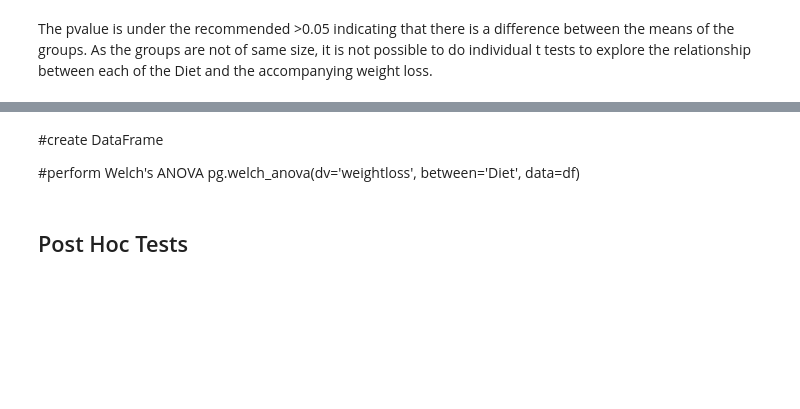
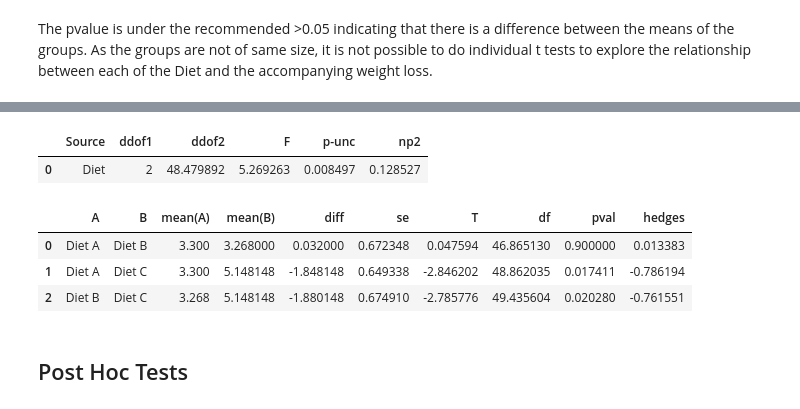
Before and after one commit to martinaobrien/machine-learning-and-statistics-assessment, a Jupyter notebook: Scipy-Stats-Jupyter-Notebook.ipynb, the cells around one changed output, grey strips where cells are left out. Cells and saved outputs as stored; diff of their text form; code cells hidden in the pictures; blank space fills up the shorter version.

```diff
--- a/Scipy-Stats-Jupyter-Notebook.ipynb
+++ b/Scipy-Stats-Jupyter-Notebook.ipynb
@@ -375,24 +602,26 @@ pip install Pingouin
 # %%
 import pingouin as pg
 import pandas as pd
 import numpy as np
-
+dv = dependent
 #create DataFrame
-df = pd.DataFrame({'score': [64, 66, 68, 75, 78, 94, 98, 79, 71, 80,
-                             91, 92, 93, 90, 97, 94, 82, 88, 95, 96,
-                             79, 78, 88, 94, 92, 85, 83, 85, 82, 81],
-                   'group': np.repeat(['a', 'b', 'c'], repeats=10)})
+#df = pd.DataFrame({'score': [64, 66, 68, 75, 78, 94, 98, 79, 71, 80,
+                             #91, 92, 93, 90, 97, 94, 82, 88, 95, 96,
+                             #79, 78, 88, 94, 92, 85, 83, 85, 82, 81],
+                   #'group': np.repeat(['a', 'b', 'c'], repeats=10)})
 
 #perform Welch's ANOVA
-pg.welch_anova(dv='score', between='group', data=df)
+pg.welch_anova(dv ='weightloss', between='Diet', data=df)
+# %% [output]
+|  | Source | ddof1 | ddof2 | F | p-unc | np2 |
+| 0 | Diet | 2 | 48.479892 | 5.269263 | 0.008497 | 0.128527 |
 # %%
-import pingouin as pg
 pg.pairwise_gameshowell(dv='weightloss', between='Diet', data=df)
+# %% [output]
+|  | A | B | mean(A) | mean(B) | diff | se | T | df | pval | hedges |
+| 0 | Diet A | Diet B | 3.300 | 3.268000 | 0.032000 | 0.672348 | 0.047594 | 46.865130 | 0.900000 | 0.013383 |
+| 1 | Diet A | Diet C | 3.300 | 5.148148 | -1.848148 | 0.649338 | -2.846202 | 48.862035 | 0.017411 | -0.786194 |
+| 2 | Diet B | Diet C | 3.268 | 5.148148 | -1.880148 | 0.674910 | -2.785776 | 49.435604 | 0.020280 | -0.761551 |
-# %% [markdown]
-#create DataFrame
-
-#perform Welch's ANOVA
-pg.welch_anova(dv='weightloss', between='Diet', data=df)
 # %% [markdown]
 ## Post Hoc Tests
 # %%
```
Also changed, not shown: parts of 32 cells of this notebook.
